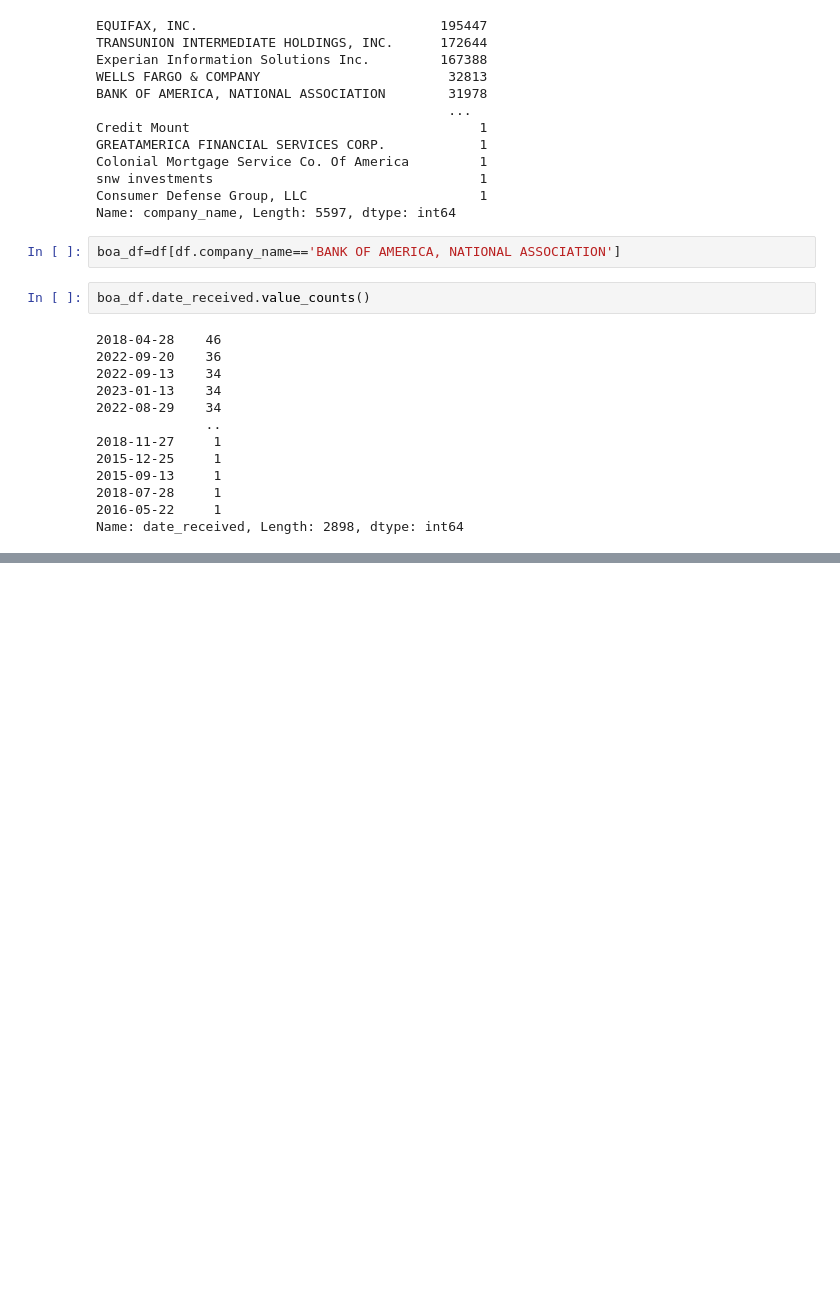
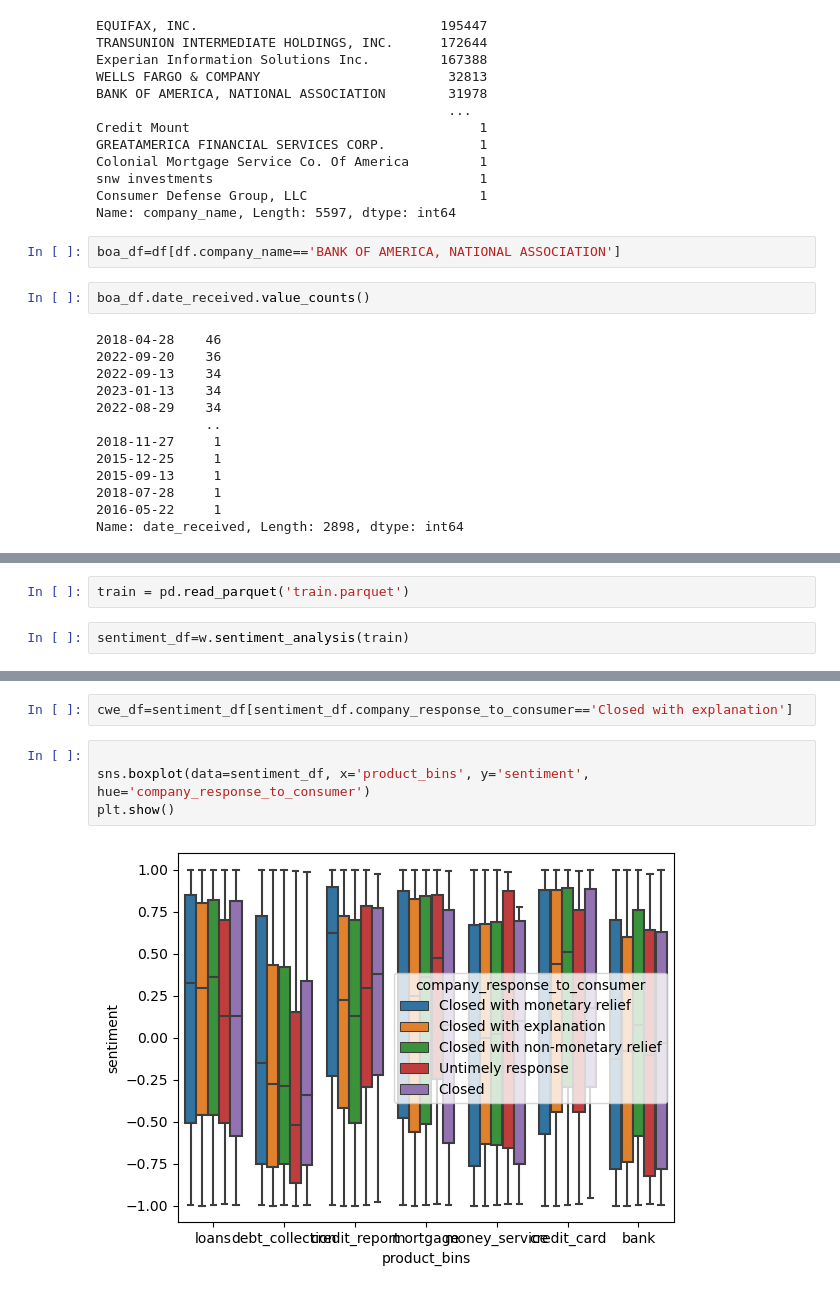
Before and after one commit to DATA-TRAC/consumer-complaint-response, a Jupyter notebook: cely-notebook.ipynb, the cells around one changed output, grey strips where cells are left out. Cells and saved outputs as stored; diff of their text form; blank space fills up the shorter version.

```diff
--- a/cely-notebook.ipynb
+++ b/cely-notebook.ipynb
@@ -126,0 +164,4 @@ Name: date_received, Length: 2898, dtype: int64
+# %%
+train = pd.read_parquet('train.parquet')
+# %%
+sentiment_df=w.sentiment_analysis(train)
@@ -126,0 +201,8 @@ Name: date_received, Length: 2898, dtype: int64
+# %%
+cwe_df=sentiment_df[sentiment_df.company_response_to_consumer=='Closed with explanation']
+# %%
+
+sns.boxplot(data=sentiment_df, x='product_bins', y='sentiment', hue='company_response_to_consumer')
+plt.show()
+# %% [output]
+[figure, added]
```
Also changed, not shown: parts of 29 cells of this notebook.
